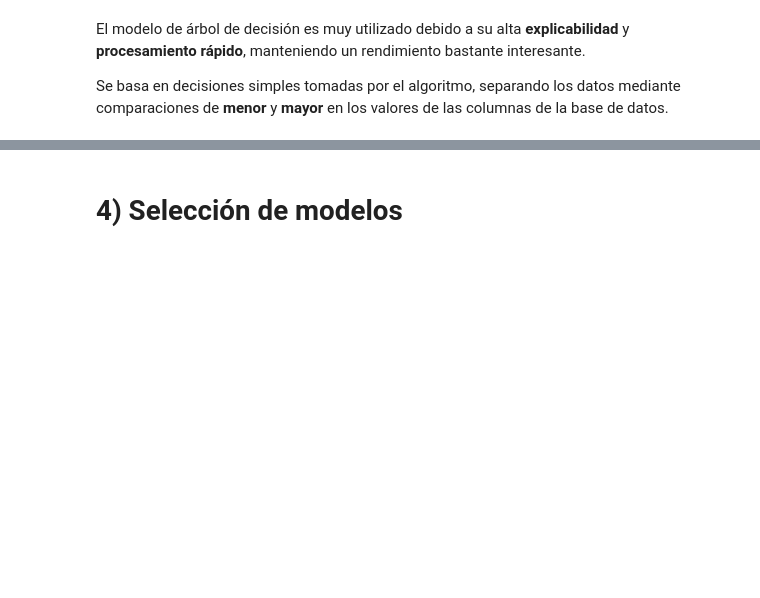
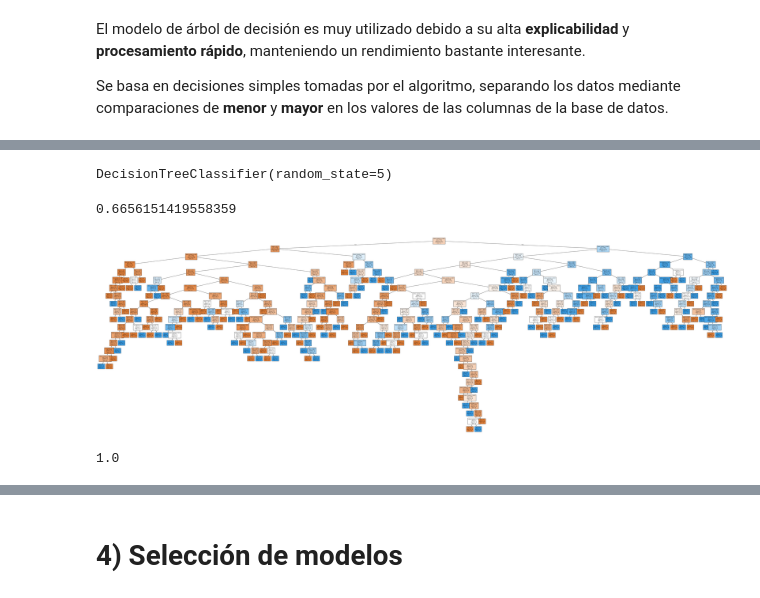
Before and after one commit to DanielRaiicHu/aprendiendo_a_clasificar_datos_con_ml, a Jupyter notebook: Clasificacion_primeros_pasos.ipynb, the cells around one changed output, grey strips where cells are left out. Cells and saved outputs as stored; diff of their text form; code cells hidden in the pictures; blank space fills up the shorter version.

```diff
--- a/Clasificacion_primeros_pasos.ipynb
+++ b/Clasificacion_primeros_pasos.ipynb
@@ -449,0 +464,15 @@ El modelo más simple de clasificar los datos es simplemente utilizar un algorit
+# %%
+# Modelo de referencia:
+
+# Instanciamos el modelo Dummy (por defecto: estrategia='most_frequent')
+dummy = DummyClassifier()
+
+# Entrenamos el modelo Dummy con los datos de entrenamiento
+dummy.fit(X_train, y_train)
+
+# Evaluamos el modelo Dummy con los datos de prueba usando accuracy como métrica
+dummy.score(X_test, y_test)
+
+
+# Es necesario crear este modelo de referencia para, a partir de allí, tener un criterio de comparación
+# con los diversos modelos de Machine Learning (aprendizaje automático) y entender cuál de ellos está generalizando mejor.
@@ -470,0 +526,14 @@ valores_columnas = ['casado (a)',
+# %%
+# Instanciamos el modelo con una semilla fija para asegurar reproducibilidad
+modelo_arbol = DecisionTreeClassifier(random_state=5)
+
+# Entrenamos el modelo con los datos de entrenamiento
+modelo_arbol.fit(X_train, y_train)
+# %% [output]
+DecisionTreeClassifier(random_state=5)
+# %%
+# Evaluamos el modelo con el conjunto de prueba
+modelo_arbol.score(X_test,y_test)
+# Resultado: accuracy de 0.6656 (66.56%)
+# %% [output]
+0.6656151419558359
@@ -470,0 +544,32 @@ valores_columnas = ['casado (a)',
+# %%
+# Lista con los nombres de las columnas que se usarán en el gráfico para mejor interpretación
+valores_columnas = ['casado (a)',
+                'divorciado (a)',
+                'soltero (a)',
+                'primaria',
+                'secundaria',
+                'superior',
+                'default',
+                'prestatario',
+                'edad',
+                'saldo',
+                'ultimo_contacto',
+                'ct_contactos']
+# %%
+# Se crea un gráfico del árbol con gran tamaño para buena visualización
+plt.figure(figsize=(80,25))
+
+# Graficamos el árbol entrenado
+# filled=True: colorea los nodos según la clase predominante
+# class_names=['no', 'si']: etiquetas de salida
+# fontsize=6: tamaño de fuente para nodos
+# feature_names=valores_columnas: muestra los nombres reales de las variables
+plot_tree(modelo_arbol, filled=True,class_names=['no','si'],fontsize=6,feature_names=valores_columnas); # ; Para no colocar plt.show()
+# %% [output]
+[figure, added]
+# %%
+# Evaluamos el modelo con los datos de entrenamiento
+modelo_arbol.score(X_train,y_train)
+# Resultado: accuracy de 1.0 (100%)
+# %% [output]
+1.0
```
Also changed, not shown: parts of 19 cells of this notebook.
